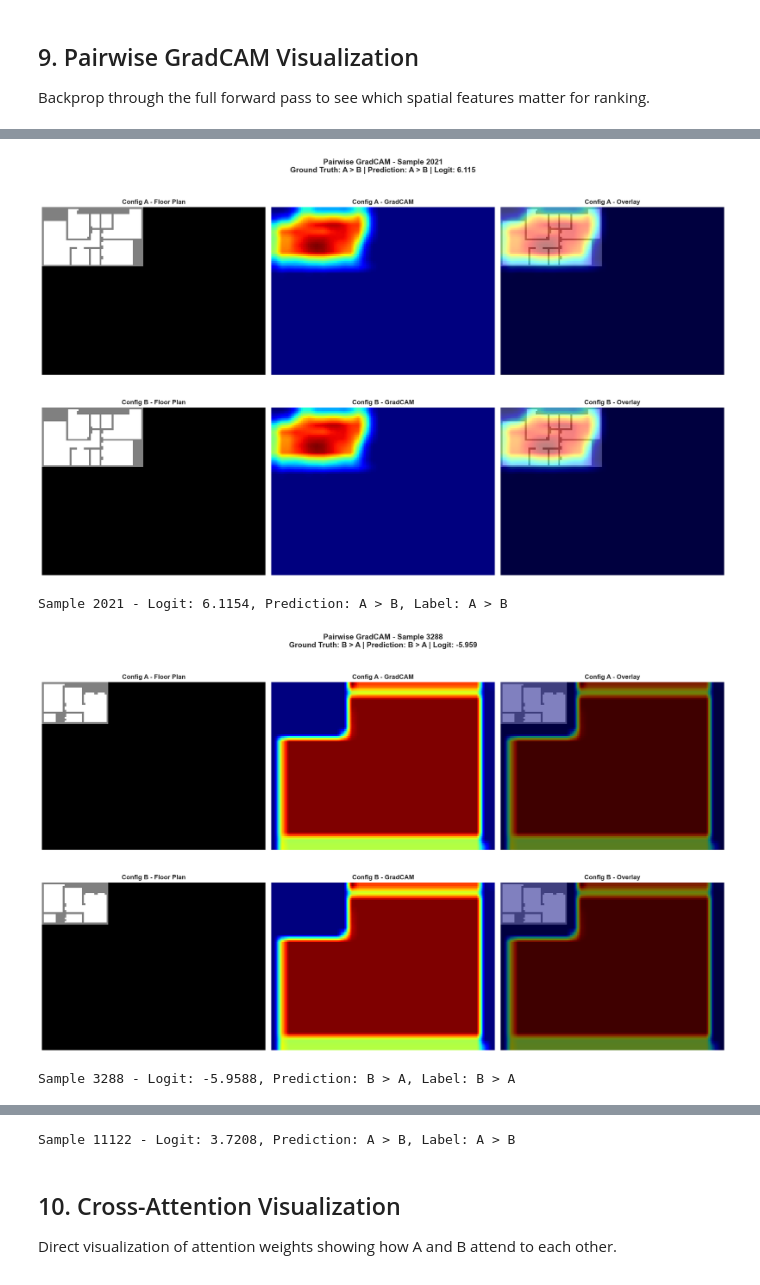
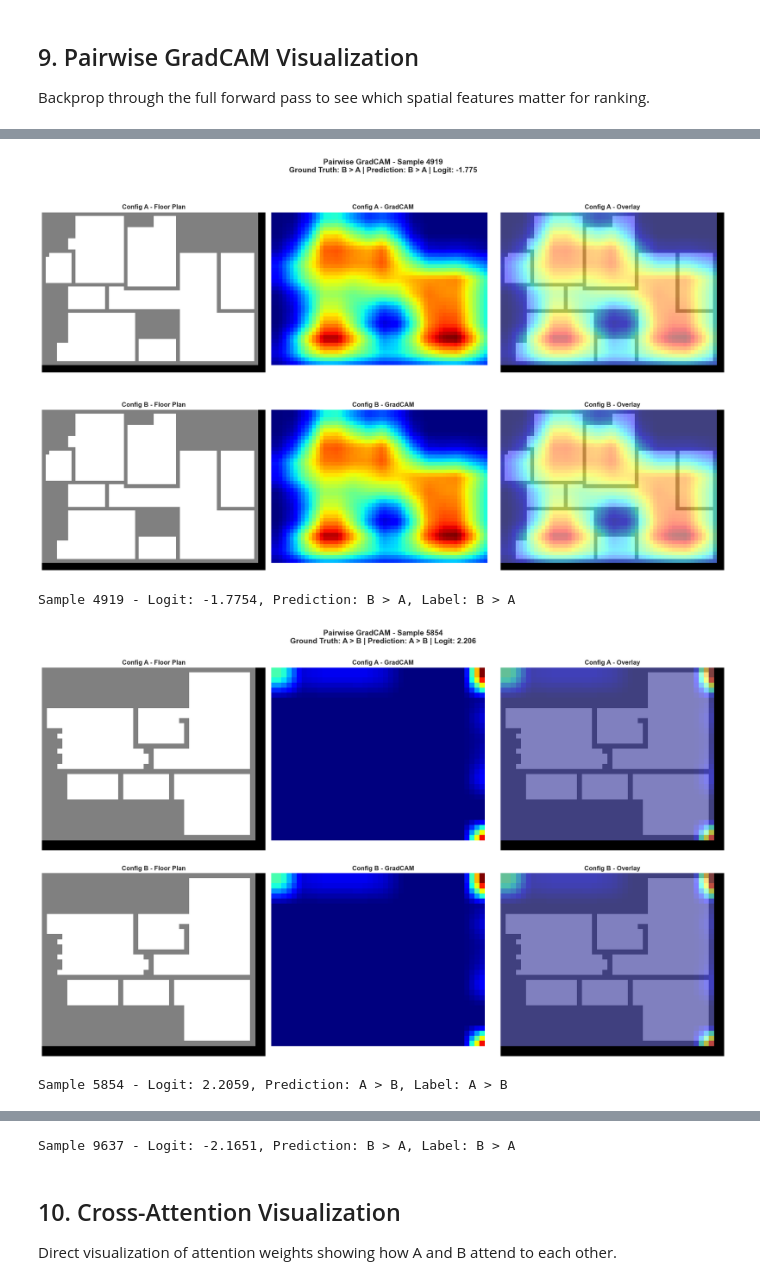
Before and after one commit to shawnchang51/Fire_Simulator, a Jupyter notebook: ml/ranking_v2/evaluate_model.ipynb, the cells around one changed output, grey strips where cells are left out. Drawn from its saved outputs; the diff is of its cells as text; code cells hidden in the pictures.

```diff
--- a/ml/ranking_v2/evaluate_model.ipynb
+++ b/ml/ranking_v2/evaluate_model.ipynb
@@ -53,7 +53,7 @@ CUDA available: True
 ## 2. Configuration and Model Loading
 # %%
 # Paths
-CHECKPOINT_DIR = project_root / "final_ranking"
+CHECKPOINT_DIR = project_root / "checkpoints-ranking_v2-0111"
 MODEL_PATH = CHECKPOINT_DIR / "best_model.pt"
 CONFIG_PATH = CHECKPOINT_DIR / "config.yaml"
 HISTORY_PATH = CHECKPOINT_DIR / "training_history.json"
@@ -617,49 +830,59 @@ for idx in viz_indices:
     floor_plan_a = grid_a[1].cpu().numpy()  # passable channel
     floor_plan_b = grid_b[1].cpu().numpy()
 
+    # Create floor plan masks
+    mask_a = create_floor_plan_mask(grid_a)
+    mask_b = create_floor_plan_mask(grid_b)
+
+    # Crop all images to floor plan bounding box
+    floor_plan_a_crop = crop_to_floor_plan(floor_plan_a, mask_a)
+    floor_plan_b_crop = crop_to_floor_plan(floor_plan_b, mask_b)
+    cam_a_crop = mask_and_crop(cam_a, mask_a)
+    cam_b_crop = mask_and_crop(cam_b, mask_b)
+
     # Plot
     fig, axes = plt.subplots(2, 3, figsize=(18, 12))
 
     # Config A
-    axes[0, 0].imshow(floor_plan_a, cmap='gray')
+    axes[0, 0].imshow(floor_plan_a_crop, cmap='gray')
     axes[0, 0].set_title('Config A - Floor Plan', fontsize=12, fontweight='bold')
     axes[0, 0].axis('off')
 
-    axes[0, 1].imshow(cam_a, cmap='jet')
+    axes[0, 1].imshow(cam_a_crop, cmap='jet')
     axes[0, 1].set_title('Config A - GradCAM', fontsize=12, fontweight='bold')
     axes[0, 1].axis('off')
 
-    axes[0, 2].imshow(floor_plan_a, cmap='gray')
-    axes[0, 2].imshow(cam_a, cmap='jet', alpha=0.5)
+    axes[0, 2].imshow(floor_plan_a_crop, cmap='gray')
+    axes[0, 2].imshow(cam_a_crop, cmap='jet', alpha=0.5)
     axes[0, 2].set_title('Config A - Overlay', fontsize=12, fontweight='bold')
     axes[0, 2].axis('off')
 
     # Config B
-    axes[1, 0].imshow(floor_plan_b, cmap='gray')
+    axes[1, 0].imshow(floor_plan_b_crop, cmap='gray')
     axes[1, 0].set_title('Config B - Floor Plan', fontsize=12, fontweight='bold')
     axes[1, 0].axis('off')
 
-    axes[1, 1].imshow(cam_b, cmap='jet')
+    axes[1, 1].imshow(cam_b_crop, cmap='jet')
     axes[1, 1].set_title('Config B - GradCAM', fontsize=12, fontweight='bold')
     axes[1, 1].axis('off')
 
-    axes[1, 2].imshow(floor_plan_b, cmap='gray')
-    axes[1, 2].imshow(cam_b, cmap='jet', alpha=0.5)
+    axes[1, 2].imshow(floor_plan_b_crop, cmap='gray')
+    axes[1, 2].imshow(cam_b_crop, cmap='jet', alpha=0.5)
     axes[1, 2].set_title('Config B - Overlay', fontsize=12, fontweight='bold')
     axes[1, 2].axis('off')
 
     plt.suptitle(f'Pairwise GradCAM - Sample {idx}\n'
                 f'Ground Truth: {"A > B" if label == 1 else "B > A"} | '
                 f'Prediction: {"A > B" if prediction == 1 else "B > A"} | '
                 f'Logit: {logit:.3f}',
                 fontsize=14, fontweight='bold')
 
     plt.tight_layout()
     plt.savefig(CHECKPOINT_DIR / f'pairwise_gradcam_sample_{idx}.png', dpi=150, bbox_inches='tight')
     plt.show()
     print(f"\nSample {idx} - Logit: {logit:.4f}, Prediction: {'A > B' if prediction == 1 else 'B > A'}, Label: {'A > B' if label == 1 else 'B > A'}")
 # %% [output]
-[figure, old version]
+[figure, new version]
-Sample 2021 - Logit: 6.1154, Prediction: A > B, Label: A > B
+Sample 4919 - Logit: -1.7754, Prediction: B > A, Label: B > A
-[figure, old version]
+[figure, new version]
-Sample 3288 - Logit: -5.9588, Prediction: B > A, Label: B > A
+Sample 5854 - Logit: 2.2059, Prediction: A > B, Label: A > B
@@ -667,4 +890,4 @@ Sample 3288 - Logit: -5.9588, Prediction: B > A, Label: B > A
-Sample 11122 - Logit: 3.7208, Prediction: A > B, Label: A > B
+Sample 9637 - Logit: -2.1651, Prediction: B > A, Label: B > A
 # %% [markdown]
 ## 10. Cross-Attention Visualization
 
```
Also changed, not shown: parts of 22 cells of this notebook, 4 other files.
